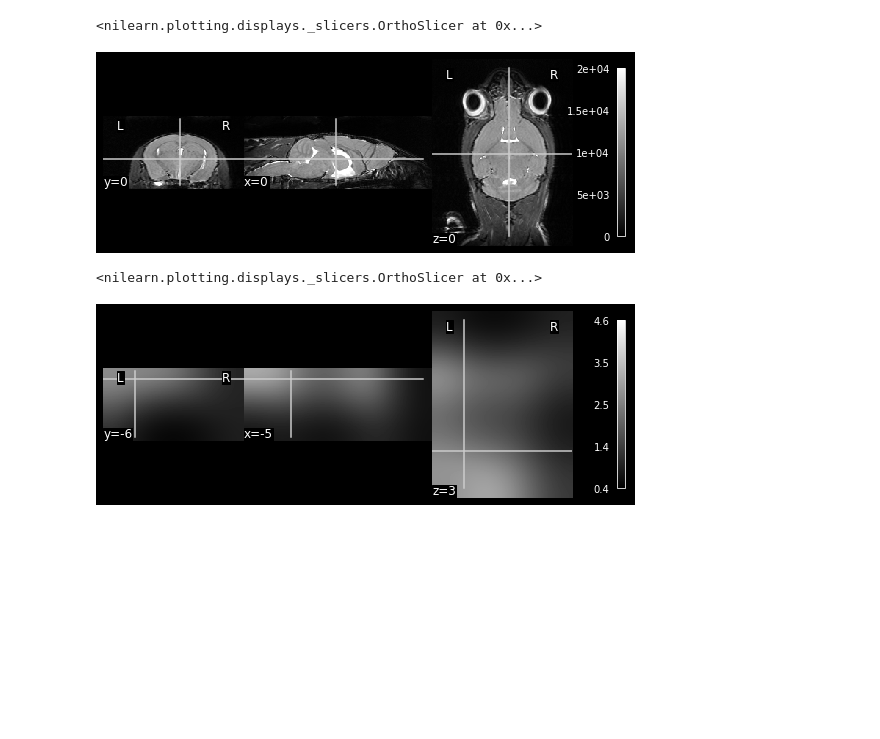
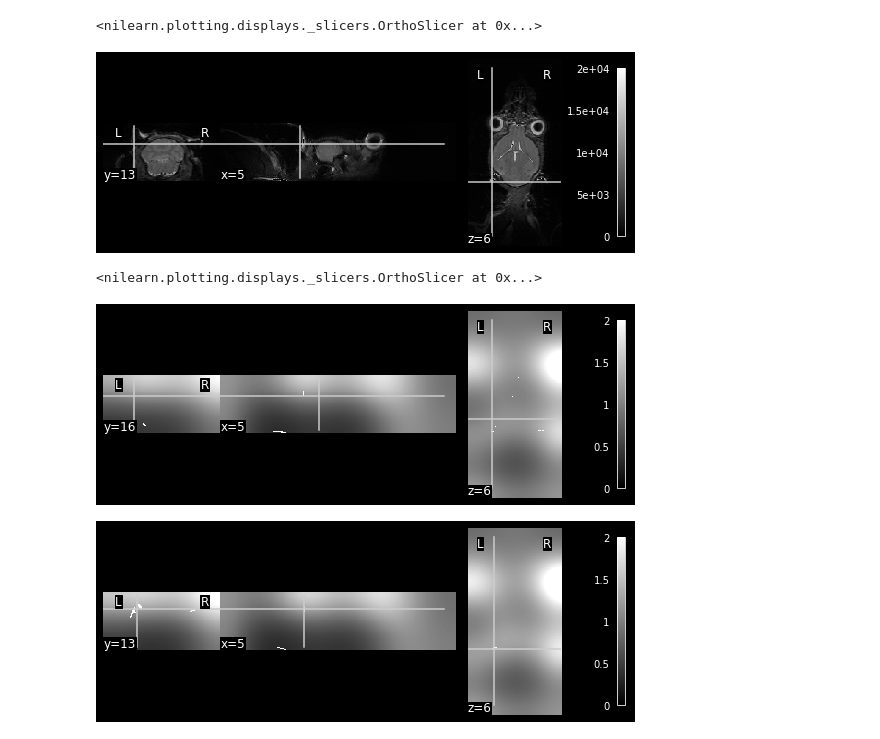
Before and after one commit to MouseSuite/rodbfc, a Jupyter notebook: main_training.ipynb, the cells around one changed output. Cells and saved outputs as stored; diff of their text form; code cells hidden in the pictures; blank space fills up the shorter version.

```diff
--- a/main_training.ipynb
+++ b/main_training.ipynb
@@ -67,13 +68,15 @@ ModuleNotFoundError: No module named 'matplotlib'
 # %%
-plotting.plot_anat(nifti_file2, colorbar=True, vmax=2e4,vmin=0)
+plotting.plot_anat(nifti_file2, colorbar=True, vmax=2e4,cut_coords=(5,13,6))
 # %% [output]
 <nilearn.plotting.displays._slicers.OrthoSlicer at 0x...>
-[figure, old version]
+[figure, new version]
 # %%
-plotting.plot_anat(nifti_file3, colorbar=True)
+plotting.plot_anat(nifti_file3, colorbar=True, vmax=2,vmin=0,cut_coords=(5,16,6))
+plotting.plot_anat(nifti_file3, colorbar=True, vmax=2,vmin=0)
 # %% [output]
 <nilearn.plotting.displays._slicers.OrthoSlicer at 0x...>
-[figure, old version]
+[figure, new version]
+[figure, added]
 # %%
 import torch
 import monai
```
Also changed, not shown: parts of 7 cells of this notebook, 1 other file.
